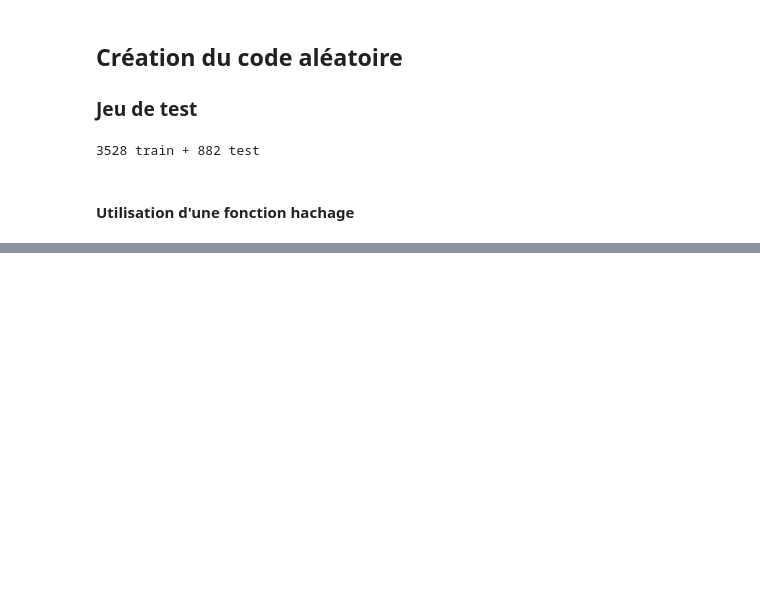
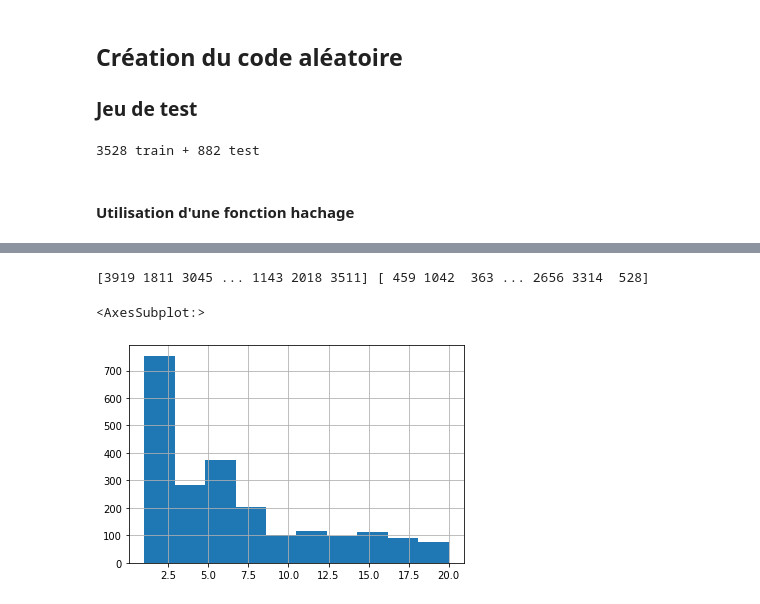
Before and after one commit to Killian-drh/Projet-HR-Analysis, a Jupyter notebook: NoteBook_Projet_IA.ipynb, the cells around one changed output, grey strips where cells are left out. Saved outputs shown, nothing was run; the diff lists cells and outputs as text; code cells hidden in the pictures; blank space fills up the shorter version.

```diff
--- a/NoteBook_Projet_IA.ipynb
+++ b/NoteBook_Projet_IA.ipynb
@@ -186,0 +209,15 @@ test_set.head()
+# %%
+from sklearn.model_selection import StratifiedShuffleSplit
+
+split = StratifiedShuffleSplit(n_splits=1, test_size=0.5, random_state=42)
+for train_index, test_index in split.split(general_data, general_data["DFH_cat"]):
+    print(train_index, test_index) # 1 seul tour de boucle si n_splits = 1
+    strat_train_set = general_data.loc[train_index]
+    strat_test_set = general_data.loc[test_index]
+# %% [output]
+[3919 1811 3045 ... 1143 2018 3511] [ 459 1042  363 ... 2656 3314  528]
+# %%
+strat_test_set["DFH_cat"].hist()
+# %% [output]
+<AxesSubplot:>
+[figure, added]
```
Also changed, not shown: parts of 17 cells of this notebook.
